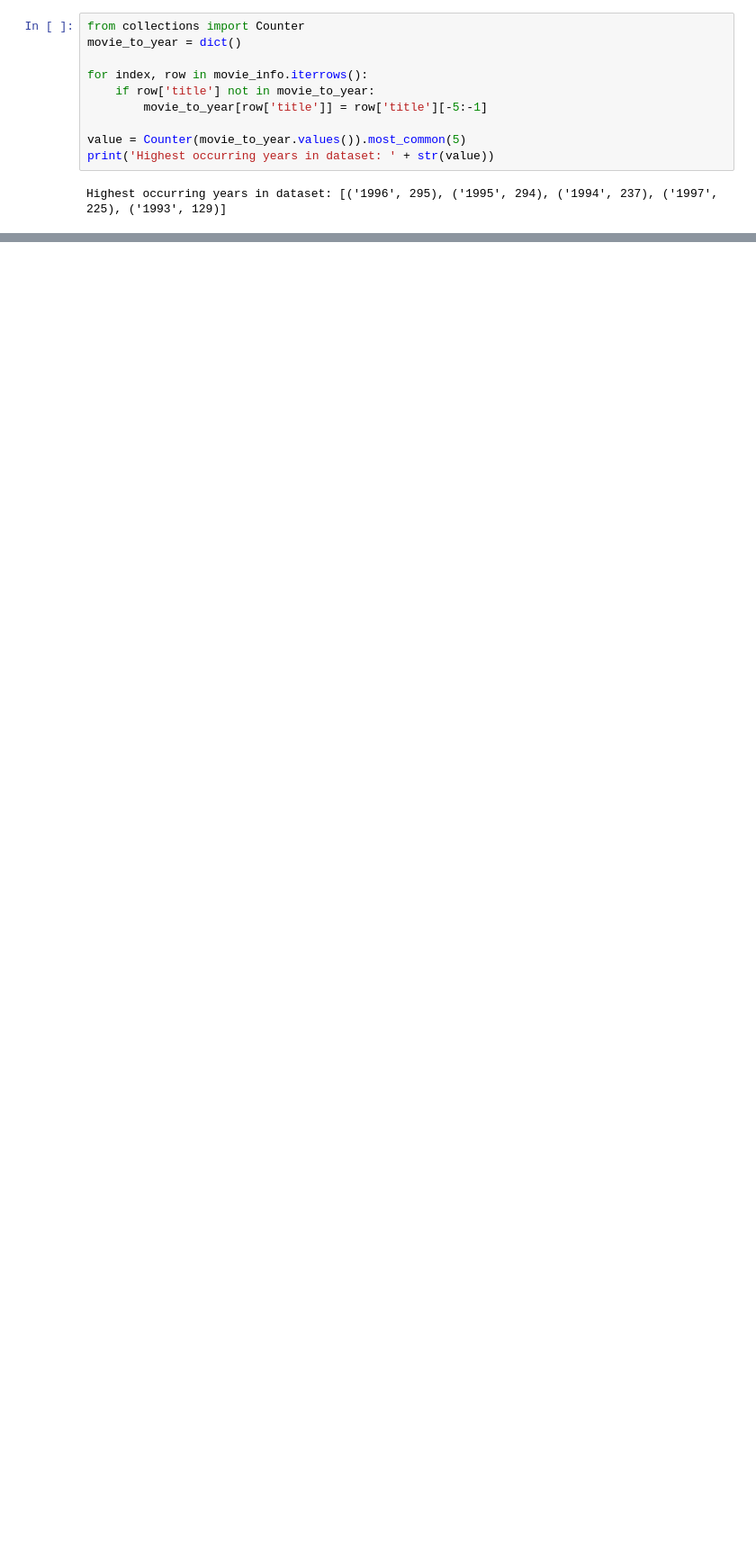
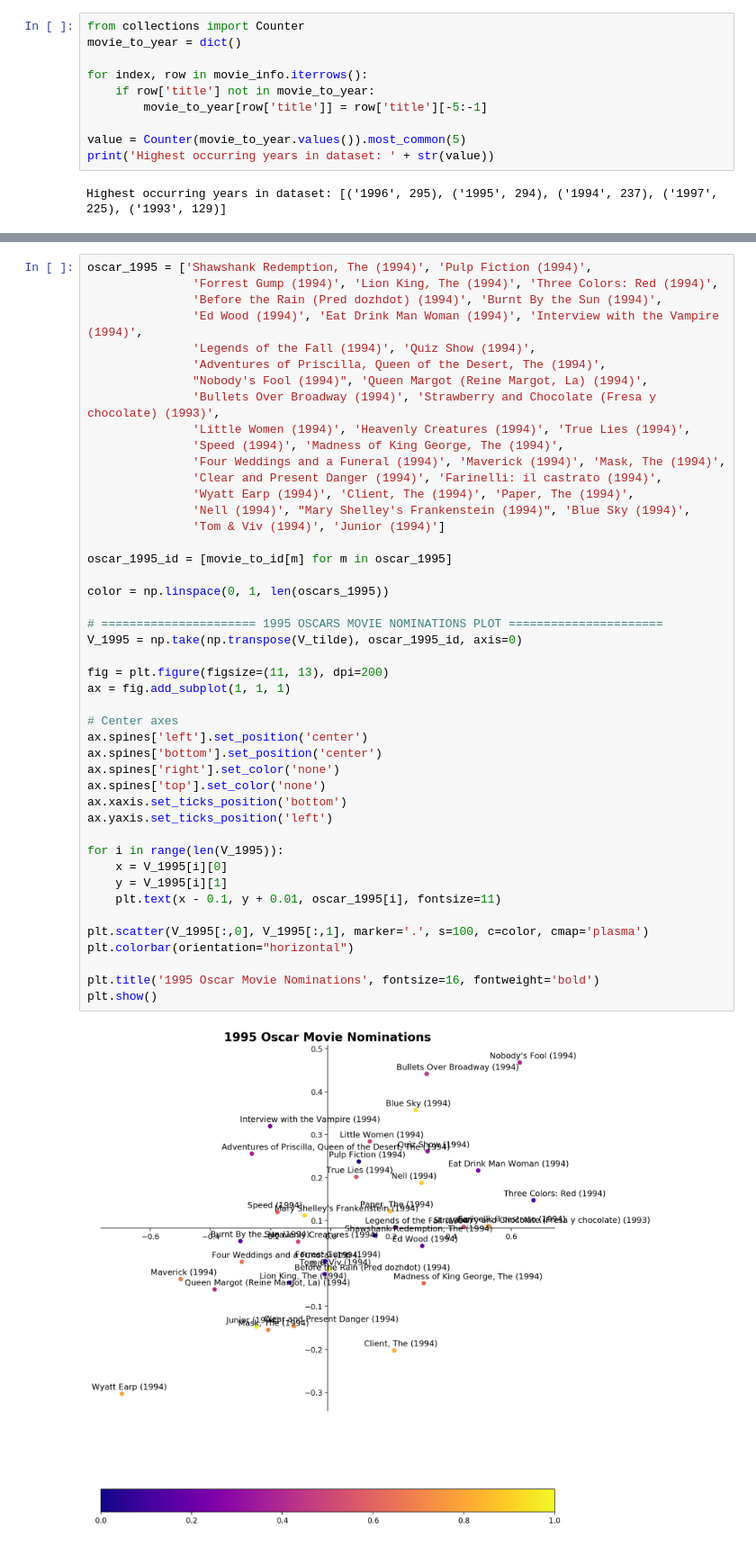
Before and after one commit to 18jeffreyma/cs155-visualization-miniproject, a Jupyter notebook: 5_matrix_factorization2.ipynb, the cells around one changed output, grey strips where cells are left out. Shown at 90% size. Drawn from its saved outputs; the diff is of its cells as text; blank space fills up the shorter version.

```diff
--- a/5_matrix_factorization2.ipynb
+++ b/5_matrix_factorization2.ipynb
@@ -568,4 +568,51 @@ Highest to lowest rating on IMDB:
 33. Blue Sky
 34. Tom & Viv
 35. Junior
+# %%
+oscar_1995 = ['Shawshank Redemption, The (1994)', 'Pulp Fiction (1994)',
+               'Forrest Gump (1994)', 'Lion King, The (1994)', 'Three Colors: Red (1994)',
+               'Before the Rain (Pred dozhdot) (1994)', 'Burnt By the Sun (1994)',
+               'Ed Wood (1994)', 'Eat Drink Man Woman (1994)', 'Interview with the Vampire (1994)',
+               'Legends of the Fall (1994)', 'Quiz Show (1994)',
+               'Adventures of Priscilla, Queen of the Desert, The (1994)',
+               "Nobody's Fool (1994)", 'Queen Margot (Reine Margot, La) (1994)',
+               'Bullets Over Broadway (1994)', 'Strawberry and Chocolate (Fresa y chocolate) (1993)',
+               'Little Women (1994)', 'Heavenly Creatures (1994)', 'True Lies (1994)',
+               'Speed (1994)', 'Madness of King George, The (1994)',
+               'Four Weddings and a Funeral (1994)', 'Maverick (1994)', 'Mask, The (1994)',
+               'Clear and Present Danger (1994)', 'Farinelli: il castrato (1994)',
+               'Wyatt Earp (1994)', 'Client, The (1994)', 'Paper, The (1994)',
+               'Nell (1994)', "Mary Shelley's Frankenstein (1994)", 'Blue Sky (1994)',
+               'Tom & Viv (1994)', 'Junior (1994)']
+
+oscar_1995_id = [movie_to_id[m] for m in oscar_1995]
+
+color = np.linspace(0, 1, len(oscars_1995))
+
+# ====================== 1995 OSCARS MOVIE NOMINATIONS PLOT ======================
+V_1995 = np.take(np.transpose(V_tilde), oscar_1995_id, axis=0)
+
+fig = plt.figure(figsize=(11, 13), dpi=200)
+ax = fig.add_subplot(1, 1, 1)
+
+# Center axes
+ax.spines['left'].set_position('center')
+ax.spines['bottom'].set_position('center')
+ax.spines['right'].set_color('none')
+ax.spines['top'].set_color('none')
+ax.xaxis.set_ticks_position('bottom')
+ax.yaxis.set_ticks_position('left')
+
+for i in range(len(V_1995)):
+    x = V_1995[i][0]
+    y = V_1995[i][1]
+    plt.text(x - 0.1, y + 0.01, oscar_1995[i], fontsize=11)
+
+plt.scatter(V_1995[:,0], V_1995[:,1], marker='.', s=100, c=color, cmap='plasma')
+plt.colorbar(orientation="horizontal")
+
+plt.title('1995 Oscar Movie Nominations', fontsize=16, fontweight='bold')
+plt.show()
+# %% [output]
+[figure, added]
 # %%
```
Also changed, not shown: parts of 10 cells of this notebook.
